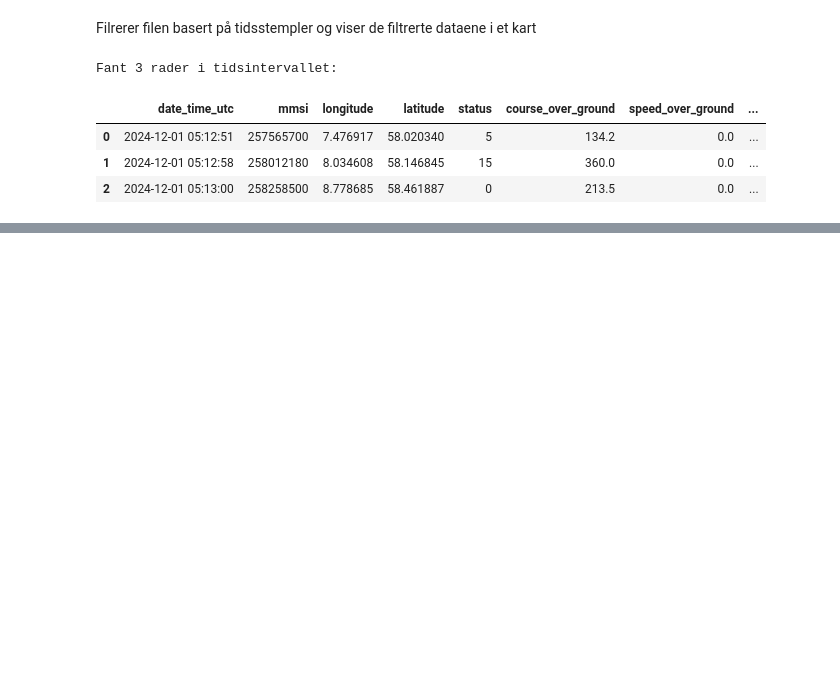
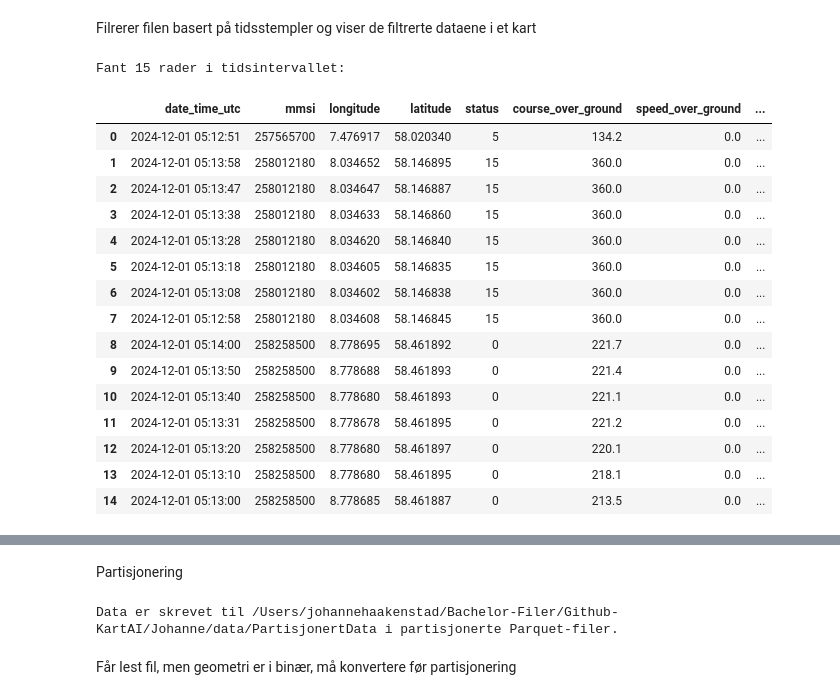
Before and after one commit to kartAI/kaidata_geolake, a Jupyter notebook: Johanne/Datastromming-DuckDB.ipynb, the cells around one changed output, grey strips where cells are left out. Saved outputs shown, nothing was run; the diff lists cells and outputs as text; code cells hidden in the pictures; blank space fills up the shorter version.

Commit message:
partisjonering

```diff
--- a/Johanne/Datastromming-DuckDB.ipynb
+++ b/Johanne/Datastromming-DuckDB.ipynb
@@ -265,7 +265,7 @@ con = duckdb.connect()
 
 # Definer tidsintervallet
 start_time = "2024-12-01 05:12:51"
-end_time = "2024-12-01 05:13:00"
+end_time = "2024-12-01 05:14:00"
 
 # SQL-spørring for å filtrere data basert på tidspunkt
 query = f"""
@@ -285,36 +285,89 @@ con.close()
 # Sjekk om vi fikk noen rader
 if filtered_data.empty:
     print("Ingen data funnet i det spesifiserte tidsintervallet.")
 else:
     print(f"Fant {len(filtered_data)} rader i tidsintervallet:")
     display(filtered_data)  # Viser hele den filtrerte tabellen
 
     # Sjekk om datasettet inneholder 'latitude' og 'longitude'
     if "latitude" in filtered_data.columns and "longitude" in filtered_data.columns:
         avg_lat = filtered_data["latitude"].mean()
         avg_lon = filtered_data["longitude"].mean()
 
         # Lag et Folium-kart med gjennomsnittlig senterpunkt
         m = folium.Map(location=[avg_lat, avg_lon], zoom_start=10)
 
         # Legg til punktene i kartet
         for _, row in filtered_data.iterrows():
             lat, lon = row["latitude"], row["longitude"]
             if not pd.isna(lat) and not pd.isna(lon):  # Sjekk at verdiene ikke er NaN
+                ship_name = row.get("ship_name", "Ukjent skip")  # Erstatt med riktig kolonnenavn for skipets navn
+                popup_text = f"Timestamp: {row['date_time_utc']}<br>Ship: {ship_name}"
+
                 folium.Marker(
                     location=[lat, lon],
-                    popup=f"Timestamp: {row['date_time_utc']}",
-                    icon=folium.Icon(color="pink"),
+                    popup=popup_text,
                 ).add_to(m)
 
         # Vis kartet
         display(m)
     else:
         print("Ingen 'latitude'/'longitude'-kolonner funnet i datasettet.")
 # %% [output]
-Fant 3 rader i tidsintervallet:
+Fant 15 rader i tidsintervallet:
 |  | date_time_utc | mmsi | longitude | latitude | status | course_over_ground | speed_over_ground | ... |
 | 0 | 2024-12-01 05:12:51 | 257565700 | 7.476917 | 58.020340 | 5 | 134.2 | 0.0 | ... |
-| 1 | 2024-12-01 05:12:58 | 258012180 | 8.034608 | 58.146845 | 15 | 360.0 | 0.0 | ... |
-| 2 | 2024-12-01 05:13:00 | 258258500 | 8.778685 | 58.461887 | 0 | 213.5 | 0.0 | ... |
+| 1 | 2024-12-01 05:13:58 | 258012180 | 8.034652 | 58.146895 | 15 | 360.0 | 0.0 | ... |
+| 2 | 2024-12-01 05:13:47 | 258012180 | 8.034647 | 58.146887 | 15 | 360.0 | 0.0 | ... |
+| 3 | 2024-12-01 05:13:38 | 258012180 | 8.034633 | 58.146860 | 15 | 360.0 | 0.0 | ... |
+| 4 | 2024-12-01 05:13:28 | 258012180 | 8.034620 | 58.146840 | 15 | 360.0 | 0.0 | ... |
+| 5 | 2024-12-01 05:13:18 | 258012180 | 8.034605 | 58.146835 | 15 | 360.0 | 0.0 | ... |
+| 6 | 2024-12-01 05:13:08 | 258012180 | 8.034602 | 58.146838 | 15 | 360.0 | 0.0 | ... |
+| 7 | 2024-12-01 05:12:58 | 258012180 | 8.034608 | 58.146845 | 15 | 360.0 | 0.0 | ... |
+| 8 | 2024-12-01 05:14:00 | 258258500 | 8.778695 | 58.461892 | 0 | 221.7 | 0.0 | ... |
+| 9 | 2024-12-01 05:13:50 | 258258500 | 8.778688 | 58.461893 | 0 | 221.4 | 0.0 | ... |
+| 10 | 2024-12-01 05:13:40 | 258258500 | 8.778680 | 58.461893 | 0 | 221.1 | 0.0 | ... |
+| 11 | 2024-12-01 05:13:31 | 258258500 | 8.778678 | 58.461895 | 0 | 221.2 | 0.0 | ... |
+| 12 | 2024-12-01 05:13:20 | 258258500 | 8.778680 | 58.461897 | 0 | 220.1 | 0.0 | ... |
+| 13 | 2024-12-01 05:13:10 | 258258500 | 8.778680 | 58.461895 | 0 | 218.1 | 0.0 | ... |
+| 14 | 2024-12-01 05:13:00 | 258258500 | 8.778685 | 58.461887 | 0 | 213.5 | 0.0 | ... |
 [interactive output not drawn]
+# %% [markdown]
+Partisjonering
+# %%
+import duckdb
+import pandas as pd
+import pyarrow as pa
+import pyarrow.parquet as pq
+
+# Opprett DuckDB-tilkobling
+con = duckdb.connect()
+
+# Les inn data fra en Parquet-fil
+query = """
+    SELECT *
+    FROM read_parquet('/Users/johannehaakenstad/Bachelor-Filer/Github-KartAI/Johanne/data/hais_2024-12-01.snappy.parquet.geo.parquet')
+"""
+data = con.execute(query).fetchdf()
+
+# Lukk tilkoblingen
+con.close()
+
+# Konverter Pandas DataFrame til PyArrow Table
+table = pa.Table.from_pandas(data)
+
+# Definer output path
+output_path = '/Users/johannehaakenstad/Bachelor-Filer/Github-KartAI/Johanne/data/PartisjonertData'
+
+# Skriv til partisjonerte Parquet-filer
+pq.write_to_dataset(
+    table,
+    root_path=output_path,
+    partition_cols=['ship_name']  # Partisjonering basert på 'ship_name'
+)
+
+print(f"Data er skrevet til {output_path} i partisjonerte Parquet-filer.")
+# %% [output]
+Data er skrevet til /Users/johannehaakenstad/Bachelor-Filer/Github-KartAI/Johanne/data/PartisjonertData i partisjonerte Parquet-filer.
+# %% [markdown]
+Får lest fil, men geometri er i binær, må konvertere før partisjonering
```
Also changed, not shown: parts of 3 cells of this notebook, 1 other file.
